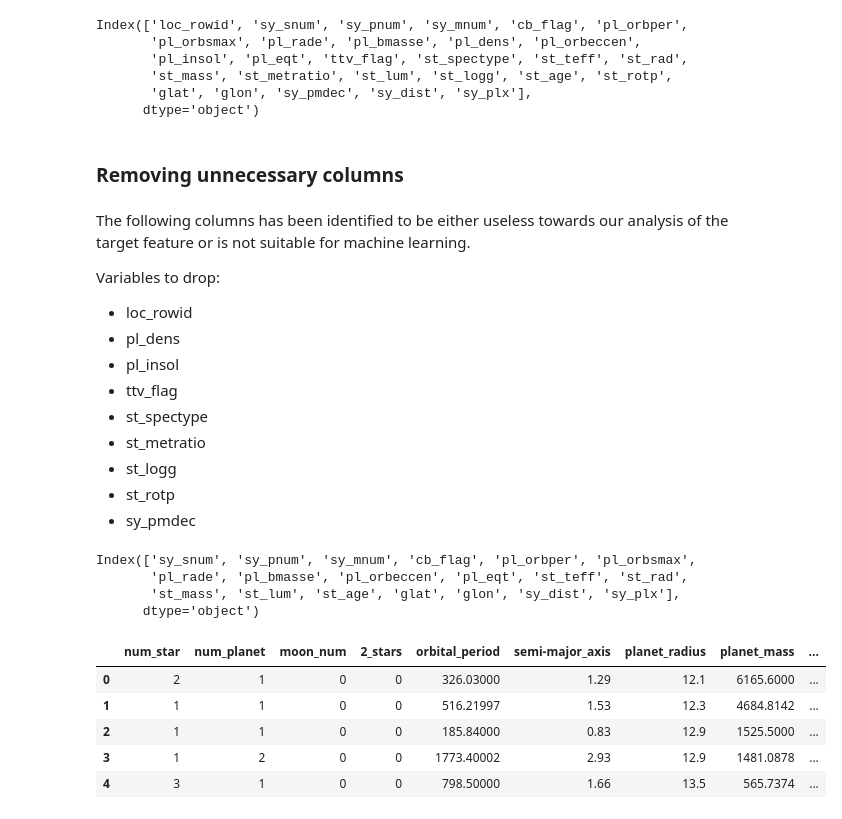
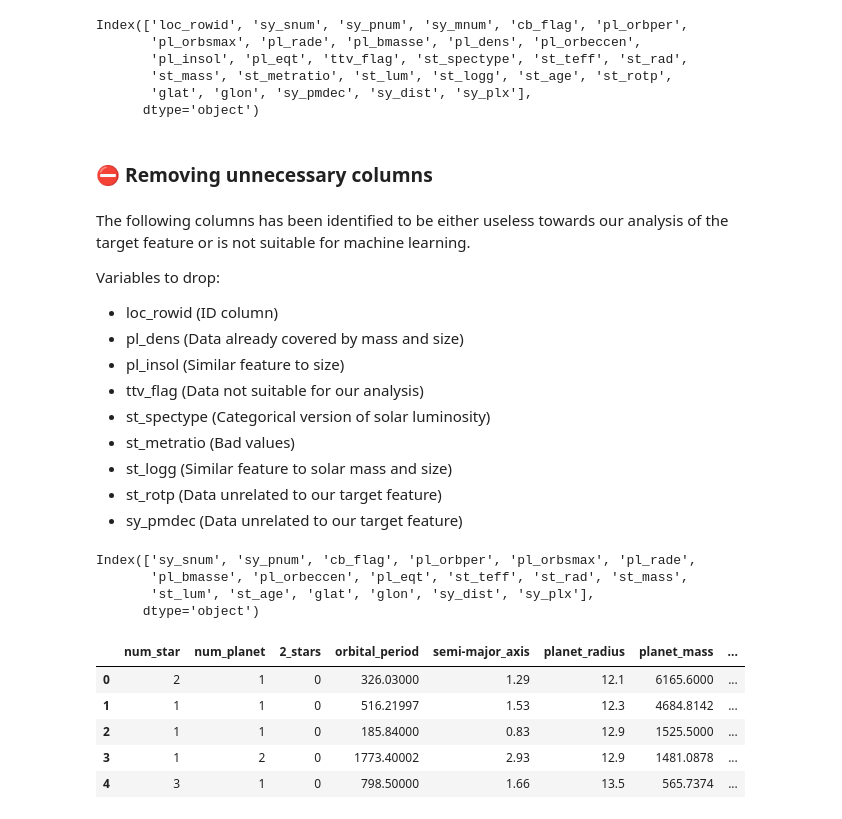
Before and after one commit to RafDingo/Maths40, a Jupyter notebook: Maths40.ipynb, the cells around one changed output. Drawn from its saved outputs; the diff is of its cells as text; code cells hidden in the pictures.

Commit message:
Dropped columns, added descs, referances and outlier check

```diff
--- a/Maths40.ipynb
+++ b/Maths40.ipynb
@@ -128,7 +130,7 @@ if (not os.environ.get('PYTHONHTTPSVERIFY', '') and
     getattr(ssl, '_create_unverified_context', None)):
     ssl._create_default_https_context = ssl._create_unverified_context
 # %%
-url = 'https://raw.githubusercontent.com/RafDingo/Maths40/main/exoPlanets.csv'
+url = 'https://raw.githubusercontent.com/RafDingo/Maths40/main/data/exoPlanets.csv'
 df_main = pd.read_csv(url, error_bad_lines=False)
 # %%
 print('Shape:', df_main.shape)
@@ -162,22 +178,22 @@ Index(['loc_rowid', 'sy_snum', 'sy_pnum', 'sy_mnum', 'cb_flag', 'pl_orbper',
        'glat', 'glon', 'sy_pmdec', 'sy_dist', 'sy_plx'],
       dtype='object')
 # %% [markdown]
-### Removing unnecessary columns
+### ⛔ **Removing unnecessary columns**
 # %% [markdown]
 The following columns has been identified to be either useless towards our analysis of the target feature or is not suitable for machine learning.
 
 Variables to drop:
-  - loc_rowid
-  - pl_dens
-  - pl_insol
-  - ttv_flag
-  - st_spectype
-  - st_metratio
-  - st_logg
-  - st_rotp
-  - sy_pmdec
+  - loc_rowid (ID column)
+  - pl_dens (Data already covered by mass and size)
+  - pl_insol (Similar feature to size)
+  - ttv_flag (Data not suitable for our analysis)
+  - st_spectype (Categorical version of solar luminosity)
+  - st_metratio (Bad values)
+  - st_logg (Similar feature to solar mass and size)
+  - st_rotp (Data unrelated to our target feature)
+  - sy_pmdec (Data unrelated to our target feature)
 # %%
-# Drop id coclumns
+# Drop id and irrelevant columns
 del df['loc_rowid']
 del df['pl_dens']
 del df['pl_insol']
@@ -187,42 +203,44 @@ del df['st_metratio']
 del df['st_logg']
 del df['st_rotp']
 del df['sy_pmdec']
+del df['sy_mnum']
+# data check
 df.columns
 # %% [output]
-Index(['sy_snum', 'sy_pnum', 'sy_mnum', 'cb_flag', 'pl_orbper', 'pl_orbsmax',
-       'pl_rade', 'pl_bmasse', 'pl_orbeccen', 'pl_eqt', 'st_teff', 'st_rad',
-       'st_mass', 'st_lum', 'st_age', 'glat', 'glon', 'sy_dist', 'sy_plx'],
+Index(['sy_snum', 'sy_pnum', 'cb_flag', 'pl_orbper', 'pl_orbsmax', 'pl_rade',
+       'pl_bmasse', 'pl_orbeccen', 'pl_eqt', 'st_teff', 'st_rad', 'st_mass',
+       'st_lum', 'st_age', 'glat', 'glon', 'sy_dist', 'sy_plx'],
       dtype='object')
 # %%
 # Change to readable column names.
 df.rename({
       'sy_snum': 'num_star',
       'sy_pnum': 'num_planet',
-      'sy_mnum': 'moon_num',
       'cb_flag': '2_stars',
       'pl_orbper': 'orbital_period',
       'pl_orbsmax': 'semi-major_axis',
       'pl_rade': 'planet_radius',
       'pl_bmasse': 'planet_mass',
       'pl_orbeccen': 'planet_eccen',
       'pl_eqt': 'planet_temp',
       'st_teff': 'star_temp',
       'st_rad': 'star_radius',
       'st_mass': 'star_mass',
       'st_lum': 'star_bright',
       'st_age': 'star_age',
       'glat': 'latitude_gal',
       'glon': 'longitude_gal',
       'sy_dist': 'distance',
       'sy_plx': 'parallax'
       },
       axis=1, inplace=True
 )
+# data check
 df.head()
 # %% [output]
-|  | num_star | num_planet | moon_num | 2_stars | orbital_period | semi-major_axis | planet_radius | planet_mass | ... |
-| 0 | 2 | 1 | 0 | 0 | 326.03000 | 1.29 | 12.1 | 6165.6000 | ... |
-| 1 | 1 | 1 | 0 | 0 | 516.21997 | 1.53 | 12.3 | 4684.8142 | ... |
-| 2 | 1 | 1 | 0 | 0 | 185.84000 | 0.83 | 12.9 | 1525.5000 | ... |
-| 3 | 1 | 2 | 0 | 0 | 1773.40002 | 2.93 | 12.9 | 1481.0878 | ... |
-| 4 | 3 | 1 | 0 | 0 | 798.50000 | 1.66 | 13.5 | 565.7374 | ... |
+|  | num_star | num_planet | 2_stars | orbital_period | semi-major_axis | planet_radius | planet_mass | ... |
+| 0 | 2 | 1 | 0 | 326.03000 | 1.29 | 12.1 | 6165.6000 | ... |
+| 1 | 1 | 1 | 0 | 516.21997 | 1.53 | 12.3 | 4684.8142 | ... |
+| 2 | 1 | 1 | 0 | 185.84000 | 0.83 | 12.9 | 1525.5000 | ... |
+| 3 | 1 | 2 | 0 | 1773.40002 | 2.93 | 12.9 | 1481.0878 | ... |
+| 4 | 3 | 1 | 0 | 798.50000 | 1.66 | 13.5 | 565.7374 | ... |
```
Also changed, not shown: parts of 14 cells of this notebook.
